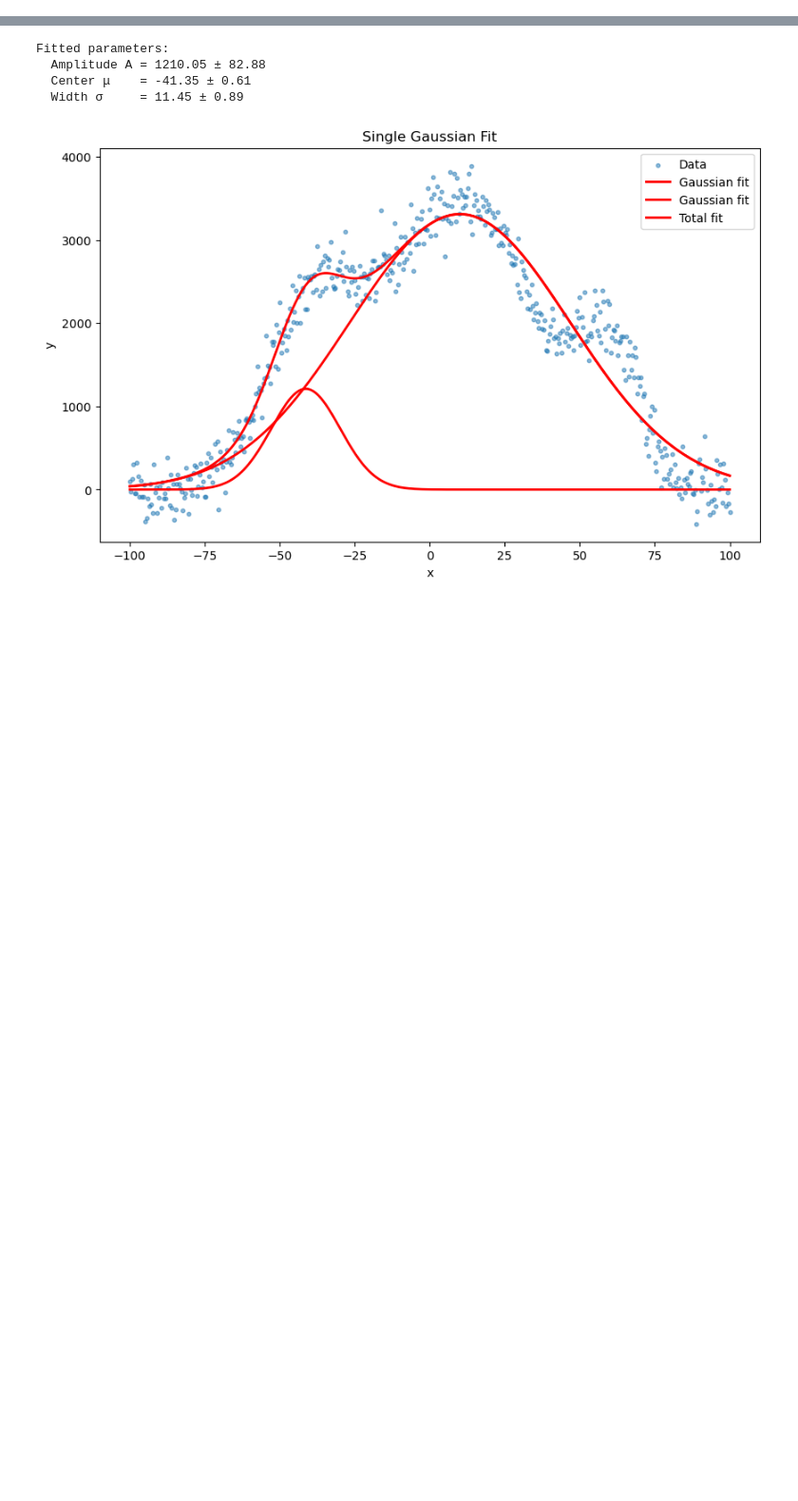
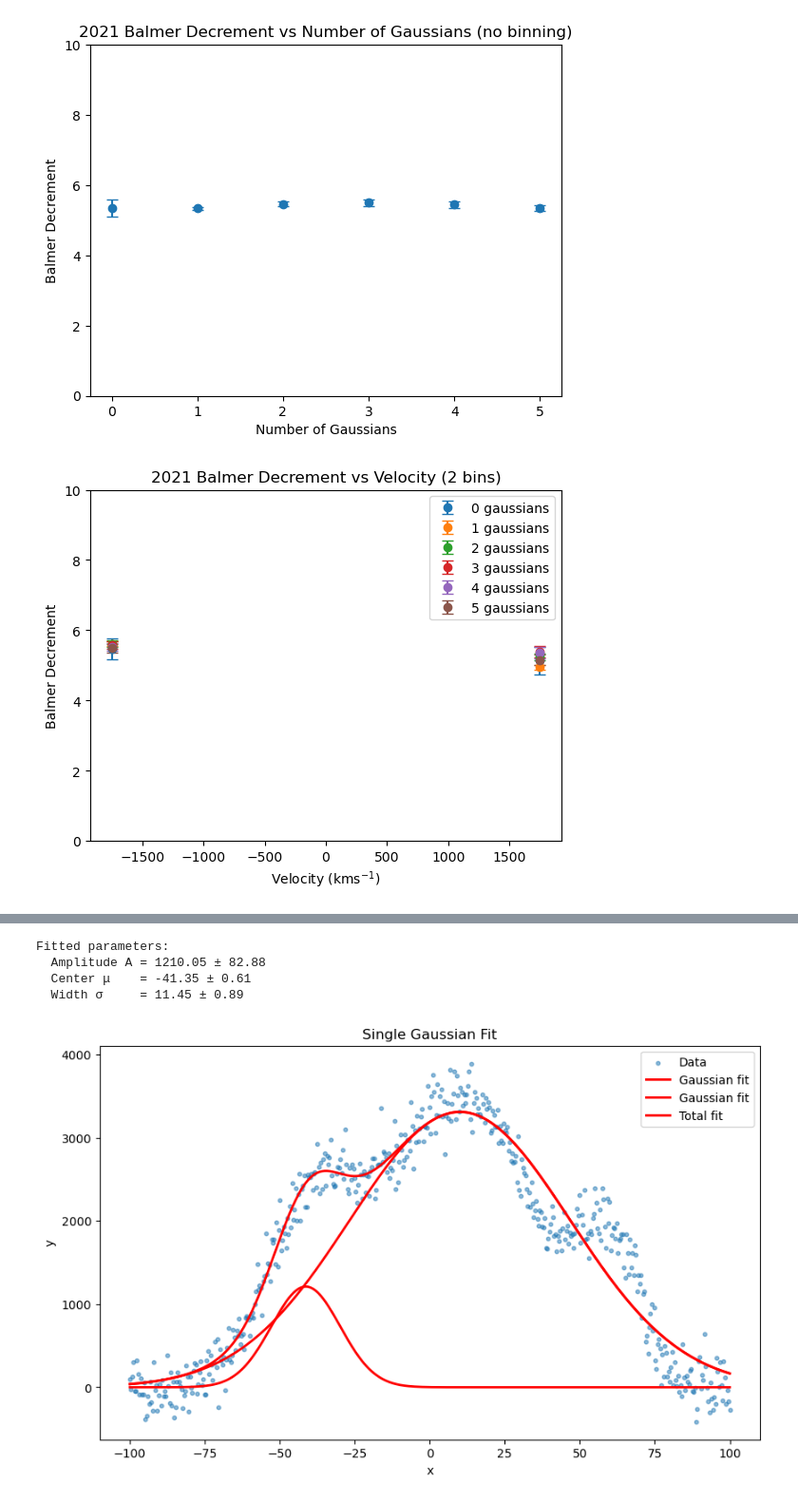
Before and after one commit to things-0/denison_2026, a Jupyter notebook: oli/old_stuff/test_workspace.ipynb, the cells around one changed output, grey strips where cells are left out. Shown at 95% size. Drawn from its saved outputs; the diff is of its cells as text; code cells hidden in the pictures; blank space fills up the shorter version.

```diff
--- a/oli/old_stuff/test_workspace.ipynb
+++ b/oli/old_stuff/test_workspace.ipynb
@@ -58,0 +32,10 @@ obr = [row[0] for row in results]
+# %%
+compare_balmer_decrements(
+    bd_results_21,
+    num_gaussians_list_21,
+    num_bins_list_21,
+    year=2021
+)
+# %% [output]
+[figure, added]
+[figure, added]
```
Also changed, not shown: parts of 13 cells of this notebook, 7 other files.
